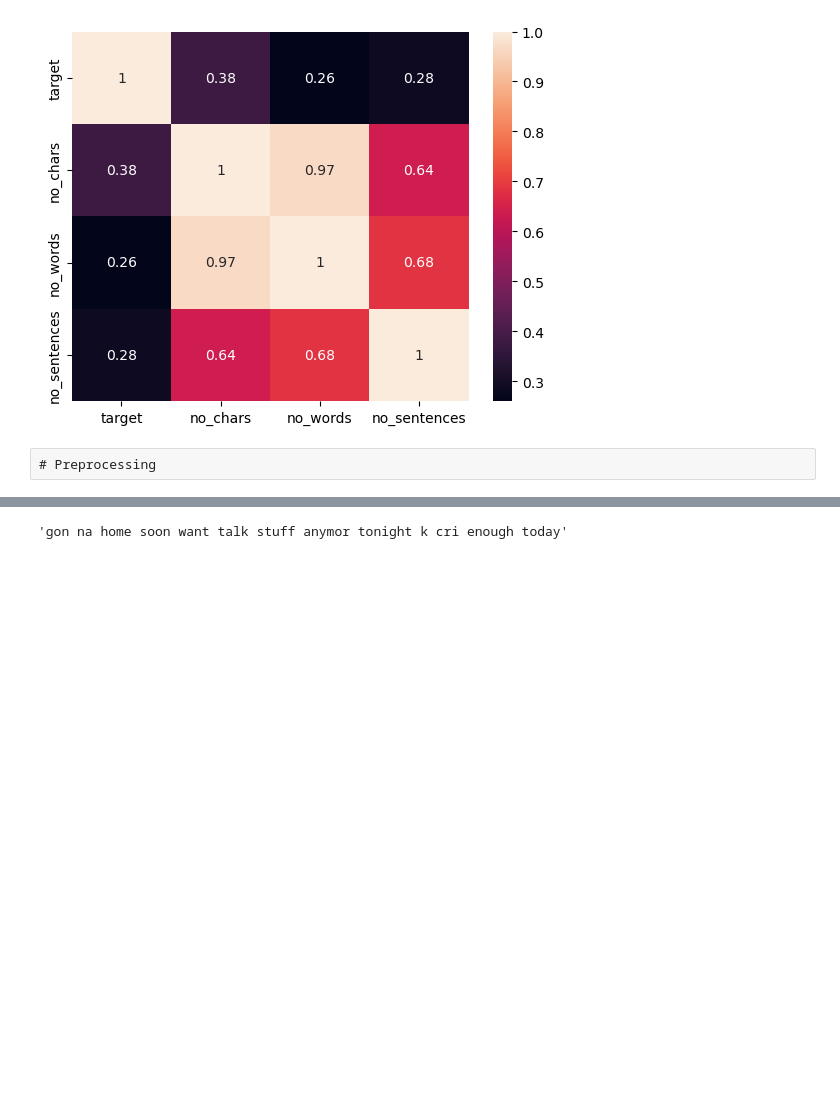
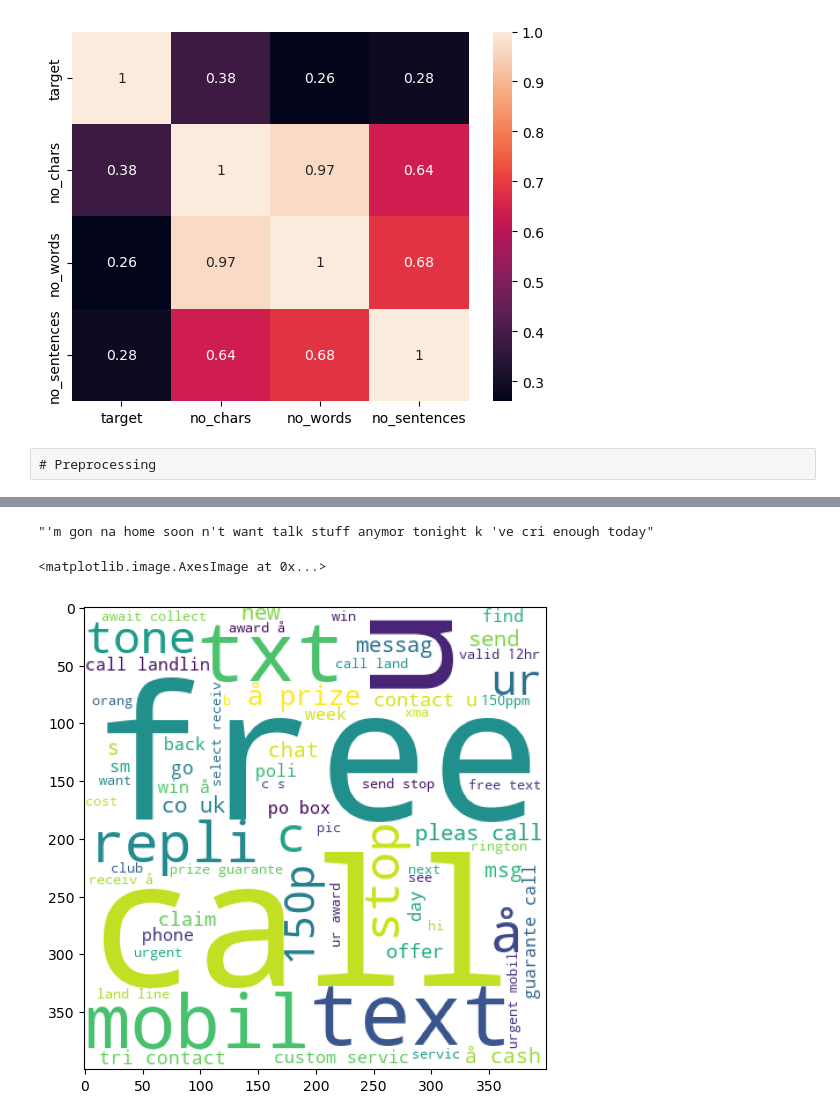
Before and after one commit to bhatt-j/Spam-Detector, a Jupyter notebook: spam detection.ipynb, the cells around one changed output, grey strips where cells are left out. Drawn from its saved outputs; the diff is of its cells as text; code cells hidden in the pictures; blank space fills up the shorter version.

Commit message:
visuals completed

```diff
--- a/spam detection.ipynb
+++ b/spam detection.ipynb
@@ -188,8 +176,11 @@ sns.heatmap(spam_df.corr(),annot=True)
 # %%
 from nltk.corpus import stopwords
 from nltk.stem.porter import PorterStemmer
+from nltk.stem import WordNetLemmatizer
+import string
 nltk.download('stopwords')
 ps = PorterStemmer()
+wnl = WordNetLemmatizer()
 # %% [output]
 [nltk_data] Downloading package stopwords to
 [nltk_data]     C:\Users\Admin\AppData\Roaming\nltk_data...
@@ -201,8 +192,7 @@ def transform_text(text):
 
     li = []
     for i in text:
-        if i.isalnum():
-            li.append(i)
+        li.append(wnl.lemmatize(i))
 
     text = li[:]
     li.clear()
@@ -215,10 +205,21 @@ def transform_text(text):
     for i in text:
         li.append(ps.stem(i))
 
-
     return " ".join(li)
 # %%
-import string
 transform_text("I'm gonna be home soon and i don't want to talk about this stuff anymore tonight, k? I've cried enough today.")
 # %% [output]
-'gon na home soon want talk stuff anymor tonight k cri enough today'
+"'m gon na home soon n't want talk stuff anymor tonight k 've cri enough today"
+# %%
+spam_df['trans_text'] = spam_df['text'].apply(transform_text)
+spam_df.head(3)
+# %%
+from wordcloud import WordCloud
+#SPAM
+wc = WordCloud(width=400, height=400, min_font_size=10, background_color='white')
+spam_wc = wc.generate(spam_df[spam_df['target']==1]['trans_text'].str.cat(sep=" "))
+plt.figure(figsize=(15,6))
+plt.imshow(spam_wc)
+# %% [output]
+<matplotlib.image.AxesImage at 0x...>
+[figure, added]
```
Also changed, not shown: parts of 12 cells of this notebook.
